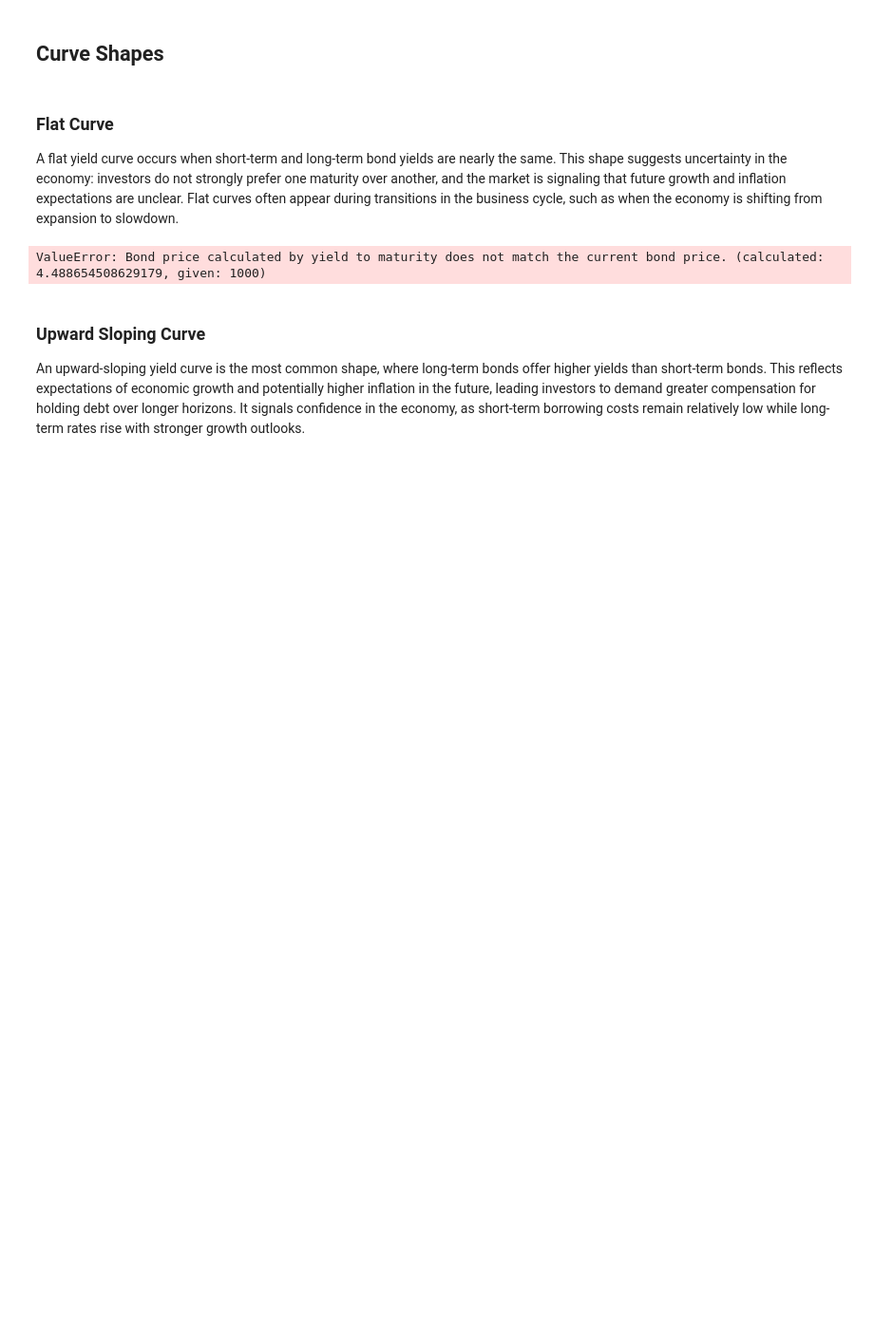
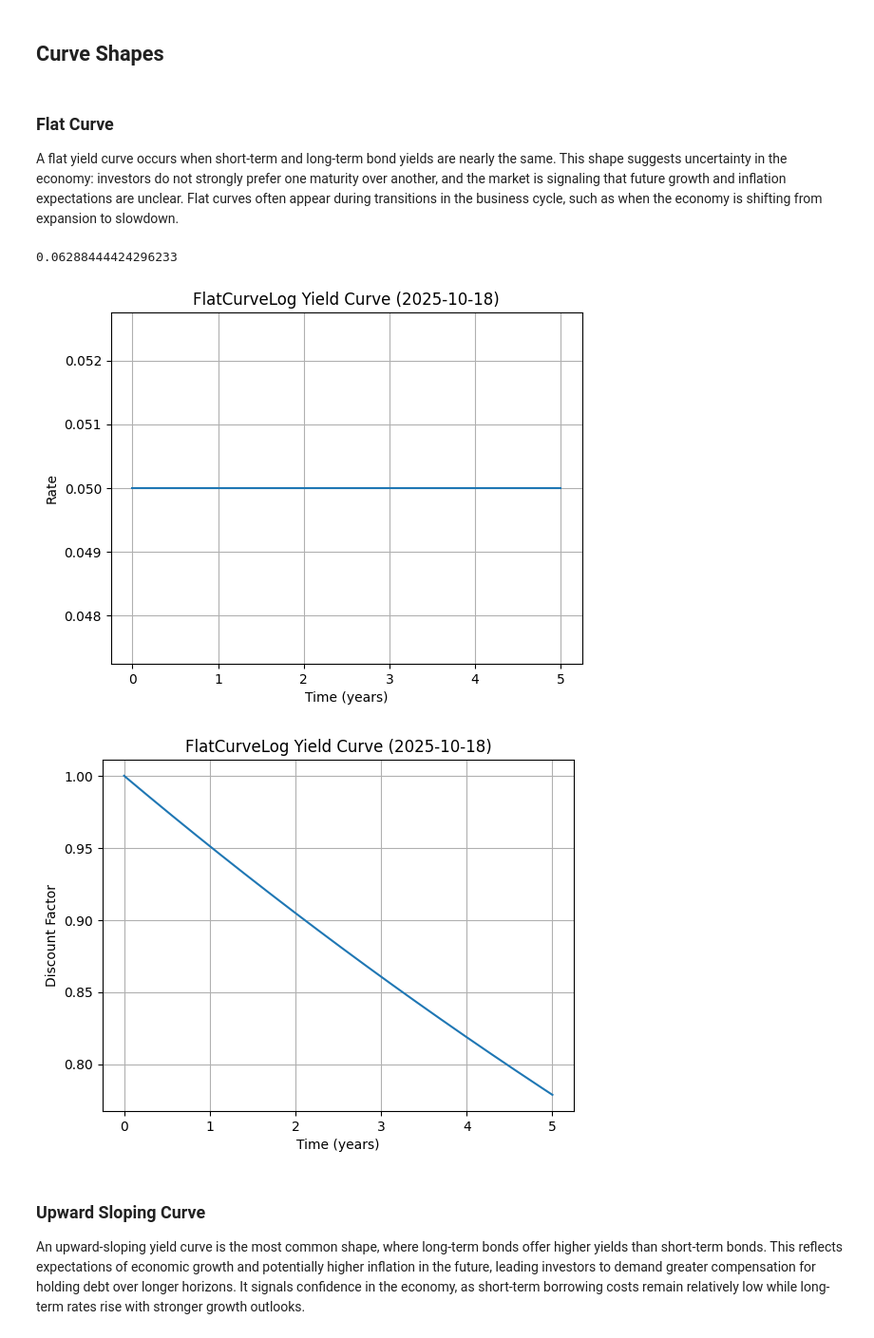
Before and after one commit to Python-Financial-Analyst/pyfian_dev, a Jupyter notebook: docs/source/Topics/fixed_income/03_curves.ipynb, the cells around one changed output. Shown at 95% size. Saved outputs shown, nothing was run; the diff lists cells and outputs as text; code cells hidden in the pictures; blank space fills up the shorter version.

```diff
--- a/docs/source/Topics/fixed_income/03_curves.ipynb
+++ b/docs/source/Topics/fixed_income/03_curves.ipynb
@@ -25,37 +29,33 @@ Different types of curves—such as spot curves, forward curves, and par curves
 
 A flat yield curve occurs when short-term and long-term bond yields are nearly the same. This shape suggests uncertainty in the economy: investors do not strongly prefer one maturity over another, and the market is signaling that future growth and inflation expectations are unclear. Flat curves often appear during transitions in the business cycle, such as when the economy is shifting from expansion to slowdown.
 # %%
+import numpy as np
 import matplotlib.pyplot as plt
 from pyfian.yield_curves.spot_curve import SpotCurve
 from pyfian.fixed_income.fixed_rate_bond import FixedRateBullet
+from pyfian.yield_curves.flat_curve import FlatCurveLog
 
-# Define multiple bonds with different maturities
 bonds = [
     FixedRateBullet(
-        issue_dt="2020-01-01",
+        issue_dt="2025-01-01",
         maturity=maturity,
-        cpn=5.0,
-        cpn_freq=1,
-        notional=1000,
-        yield_to_maturity=5.0,
-        settlement_date="2021-01-01",
-        price=1000,  # Explicit price to ensure negative cash flow
+        cpn=5,
+        cpn_freq=2,
+        notional=100,
+        settlement_date="2025-10-18",
+        price=100,
     )
-    for maturity in ["2025-01-01", "2030-01-01", "2035-01-01", "2040-01-01"]
+    for maturity in ["2026-01-01", "2027-01-01", "2028-01-01", "2029-01-01"]
 ]
 
-# Create SpotCurve with the settlement date of the first bond
-flat_curve = SpotCurve(curve_date=bonds[0].get_settlement_date(), bonds=bonds)
 
-# Plot the discount factor curve
-flat_curve.plot_curve(
-    t_max=30, n=100, kind="discount", label="Discount Factor (5%)", color="red"
-)
-
-plt.legend()
-plt.show()
+flat_curve = FlatCurveLog(log_rate=0.05, curve_date="2025-10-18")
+flat_curve.plot_curve(t_max=5, n=1000, kind="rate")
+flat_curve.plot_curve(t_max=5, n=1000, kind="discount")
 # %% [output]
-ValueError: Bond price calculated by yield to maturity does not match the current bond price. (calculated: 4.488654508629179, given: 1000)
+0.06288444424296233
+[figure, added]
+[figure, added]
 # %% [markdown]
 ### Upward Sloping Curve
 
```
Also changed, not shown: parts of 10 cells of this notebook, 9 other files.
